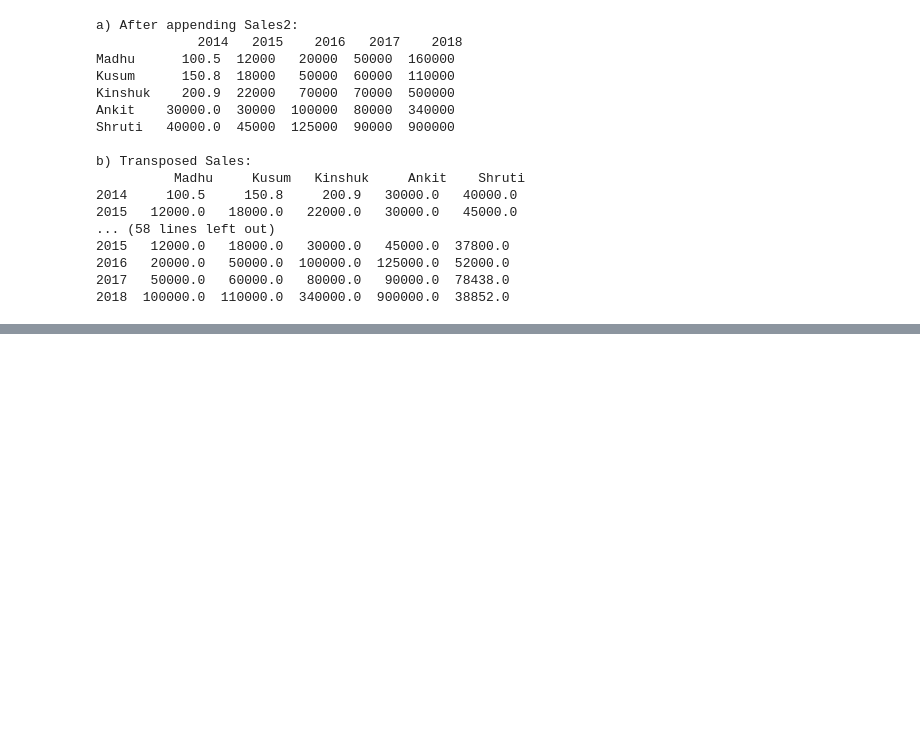
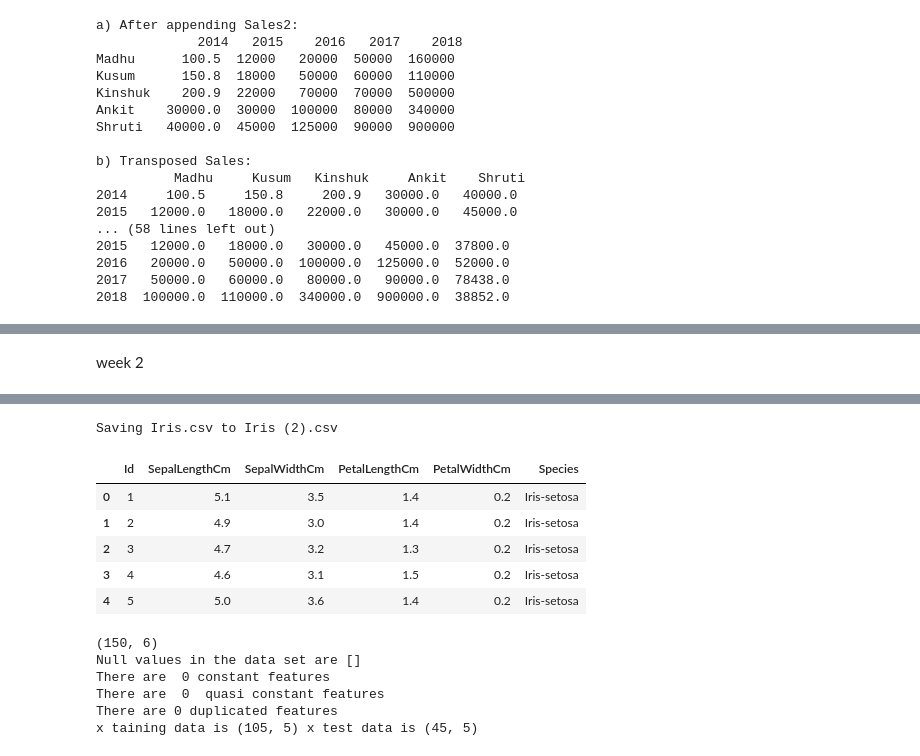
Before and after one commit to ramakrishnabhavana/Bhavana-sML, a Jupyter notebook: ML_Lab.ipynb, the cells around one changed output, grey strips where cells are left out. Drawn from its saved outputs; the diff is of its cells as text; code cells hidden in the pictures; blank space fills up the shorter version.

```diff
--- a/ML_Lab.ipynb
+++ b/ML_Lab.ipynb
@@ -176,0 +203,9 @@ b) Transposed Sales:
+# %% [markdown]
+week 2
+# %%
+import pandas as pd
+from google.colab import files
+uploaded = files.upload()
+df = pd.read_csv('Iris.csv')
+df.head()
+# %% [output]
@@ -176,0 +213,44 @@ b) Transposed Sales:
+Saving Iris.csv to Iris (2).csv
+|  | Id | SepalLengthCm | SepalWidthCm | PetalLengthCm | PetalWidthCm | Species |
+| 0 | 1 | 5.1 | 3.5 | 1.4 | 0.2 | Iris-setosa |
+| 1 | 2 | 4.9 | 3.0 | 1.4 | 0.2 | Iris-setosa |
+| 2 | 3 | 4.7 | 3.2 | 1.3 | 0.2 | Iris-setosa |
+| 3 | 4 | 4.6 | 3.1 | 1.5 | 0.2 | Iris-setosa |
+| 4 | 5 | 5.0 | 3.6 | 1.4 | 0.2 | Iris-setosa |
+# %%
+import pandas as pd
+import numpy as np
+from sklearn.model_selection import train_test_split
+from sklearn.feature_selection import VarianceThreshold
+df = pd.read_csv('Iris.csv')
+print(df.shape)
+print("Null values in the data set are",[col for col in df.columns if df[col].isnull().sum() > 0])
+x_train,x_test,y_train,y_test = train_test_split(df.drop(labels=['Species'],axis=1 ),df['Species'],test_size=0.3,random_state=0)
+constant_features = [features for features in x_train.columns if x_train[features].std() == 0]
+print("There are ",len(constant_features),"constant features")
+#constant_features = [col for col in df.columns if df[col].nunique() == 1]
+#print("Constant features:", constant_features)
+quasi_const_feat = []
+for feature in x_train.columns:
+  predominant = (x_train[feature].value_counts()/float (len(x_train))) .sort_values(ascending=False).values[0]
+  if predominant > 0.999:
+    quasi_const_feat.append(feature)
+print("There are ",len(quasi_const_feat)," quasi constant features")
+duplicated = []
+for i in range(0,len(x_train.columns)):
+  col_1 = x_train.columns[i]
+  for col_2 in x_train.columns[i+1:]:
+    if x_train[col_1].equals (x_train[col_2]):
+      duplicated.append(col_2)
+duplicated_features = set(duplicated)
+print("There are",len(duplicated_features),"duplicated features")
+x_train.drop(labels=quasi_const_feat,axis=1,inplace=True)
+x_test.drop(labels=quasi_const_feat,axis=1,inplace=True)
+print("x taining data is",x_train.shape,"x test data is",x_test.shape)
+# %% [output]
+(150, 6)
+Null values in the data set are []
+There are  0 constant features
+There are  0  quasi constant features
+There are 0 duplicated features
+x taining data is (105, 5) x test data is (45, 5)
```
Also changed, not shown: parts of 8 cells of this notebook.
